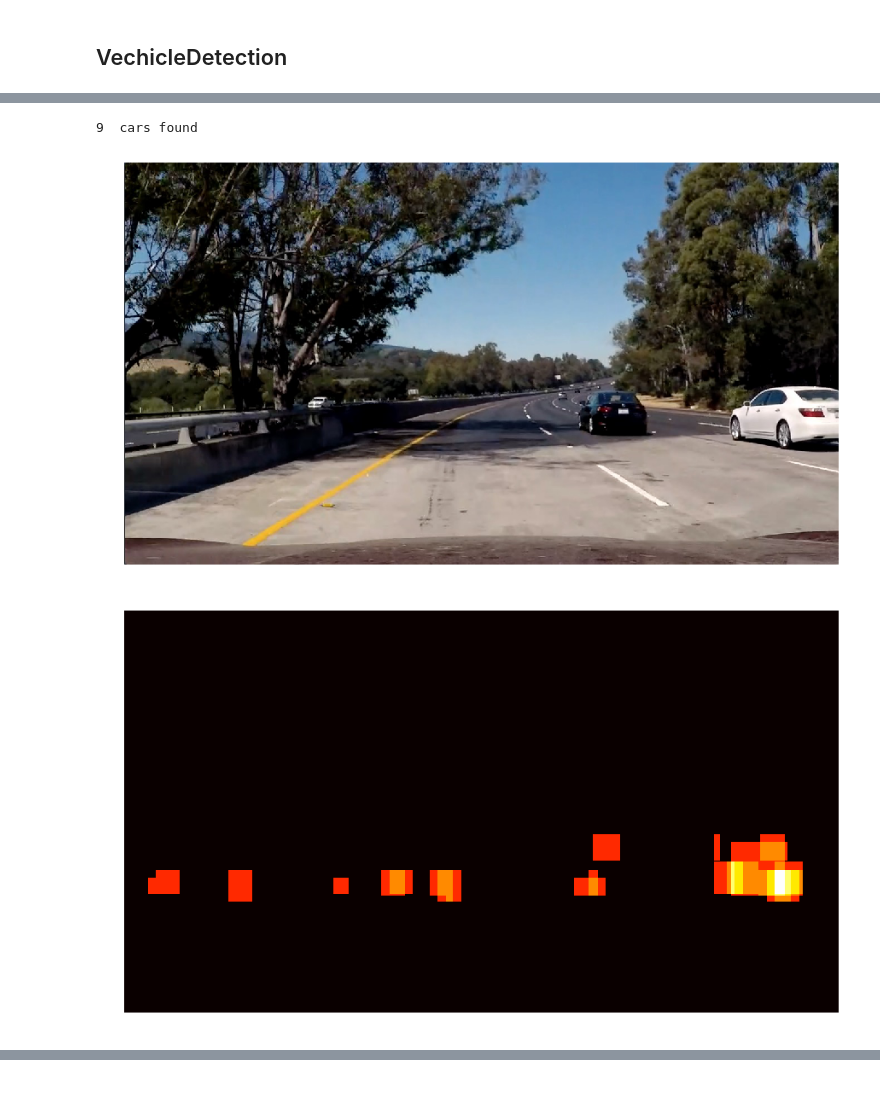
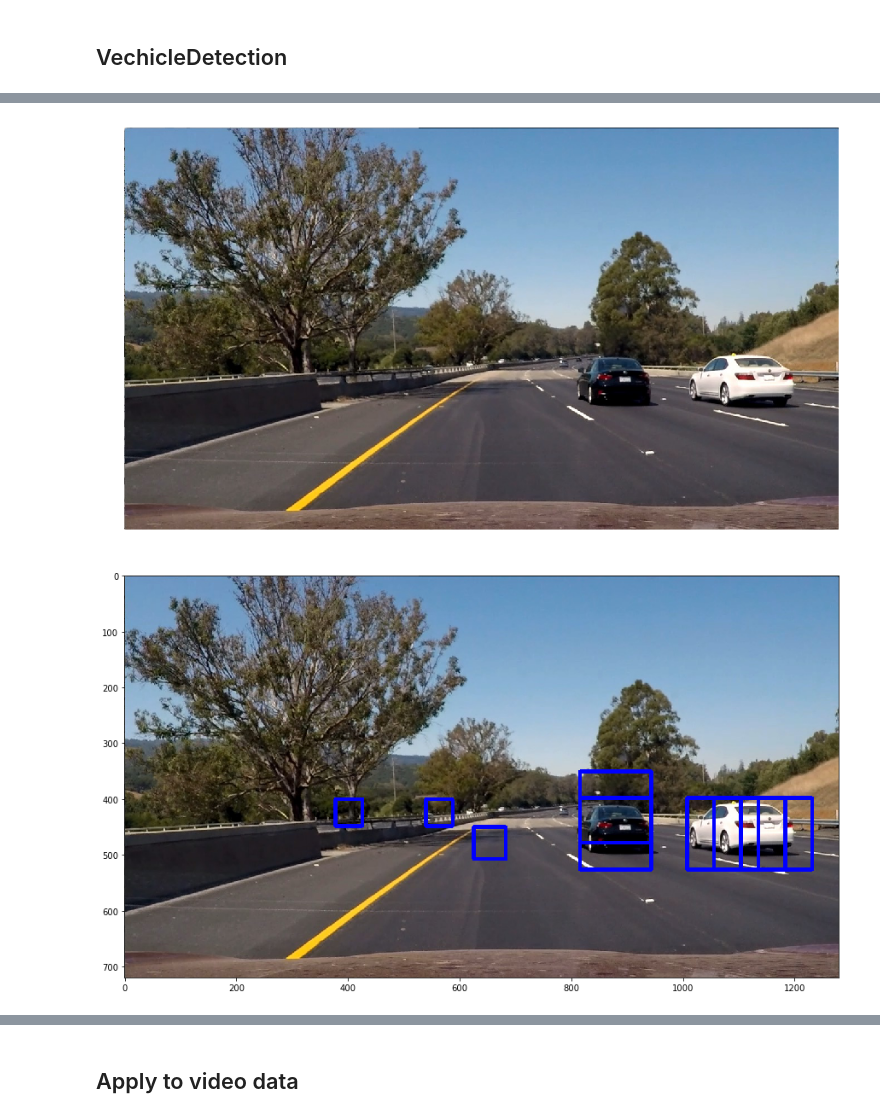
Before and after one commit to joshwadd/Vehicle_detection, a Jupyter notebook: Code/vehicle_detection.ipynb, the cells around one changed output, grey strips where cells are left out. Cells and saved outputs as stored; diff of their text form; code cells hidden in the pictures; blank space fills up the shorter version.

```diff
--- a/Code/vehicle_detection.ipynb
+++ b/Code/vehicle_detection.ipynb
@@ -36,7 +36,7 @@ from skimage.feature import hog
 
 class FeatureExtraction(object):
 
-    def __init__(self, img, colour_space= 'HSV', orient_bins = 10, pixels_per_cell = 8, cells_per_block =2):
+    def __init__(self, img, colour_space= 'YCrCb', orient_bins = 10, pixels_per_cell = 8, cells_per_block =2):
 
         self.orientation = orient_bins
         self.pixels_per_cell = pixels_per_cell
@@ -50,7 +50,7 @@ class FeatureExtraction(object):
                 self.image = cv2.cvtColor(img, cv2.COLOR_RGB2LUV)
             elif colour_space == 'HLS':
                 self.image = cv2.cvtColor(img, cv2.COLOR_RGB2HLS)
-            elif colour_spsptace == 'YUV':
+            elif colour_space == 'YUV':
                 self.image = cv2.cvtColor(img, cv2.COLOR_RGB2YUV)
             elif colour_space == 'YCrCb':
                 self.image = cv2.cvtColor(img, cv2.COLOR_RGB2YCrCb)
@@ -211,7 +237,7 @@ pickle.dump(X_scaler, open(filename, 'wb'))
 import pickle
 
 filename = '../Models/linear_svm.sav'
-svc = pickle.load(open(filename, 'rb'))
+clf = pickle.load(open(filename, 'rb'))
 #print('Test Accuracy of SVM = ', svc.score(scaled_X_test, y_test))
 
 filename = '../Models/X_scaler.sav'
@@ -369,17 +406,15 @@ import matplotlib.pyplot as plt
 import glob
 %matplotlib inline
 
-test_image = mpimg.imread('../test_images/test5.jpg')
+test_image = mpimg.imread('../test_images/test6.jpg')
 
-detector = VehicleDectection(X_scaler, svc, test_image)
+detector = VehicleDectection(X_scaler, clf, test_image)
 
-window_list, img, heatmap, final_image = detector.detect_vehicles(test_image)
+detected_img, heatmap, windows = detector.detect_vehicles(test_image, is_heatmap=True)
 
 
 show_image(test_image)
+show_image(windows, axis=True)
+show_image(detected_img)
 show_image(heatmap, cmap='hot')
-show_image(img, axis=True)
-
-
-show_image(final_image)
 # %% [output]
@@ -388,3 +421,2 @@ show_image(final_image)
-9  cars found
-[figure, old version]
+[figure, new version]
-[figure, old version]
+[figure, new version]
@@ -392,0 +425,2 @@ show_image(final_image)
+# %% [markdown]
+## Apply to video data
```
Also changed, not shown: parts of 7 cells of this notebook, 2 other files.
